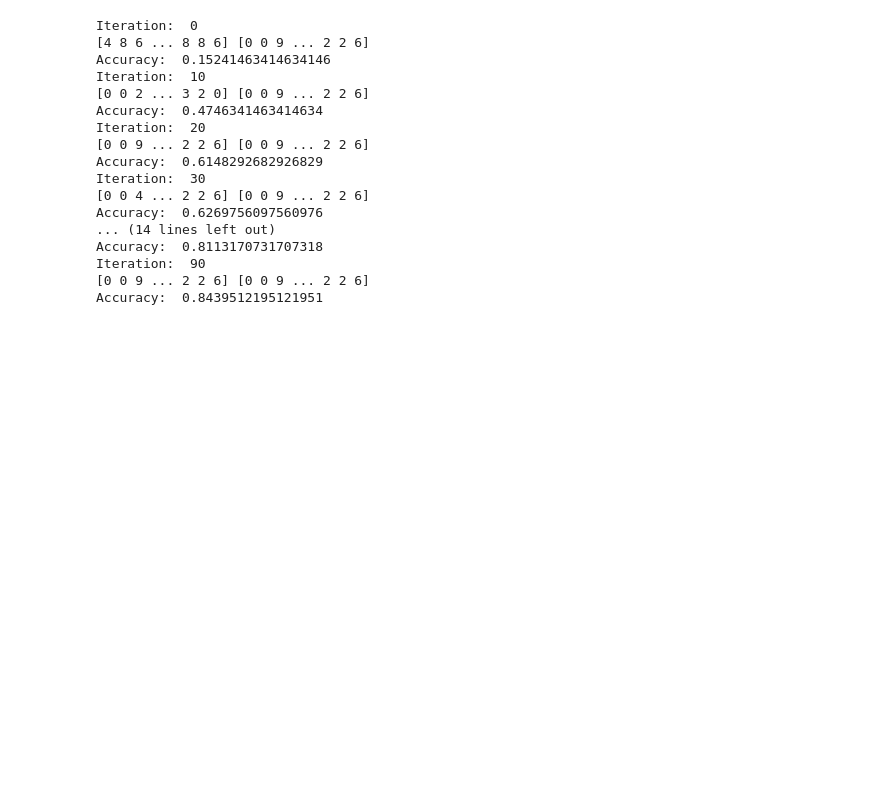
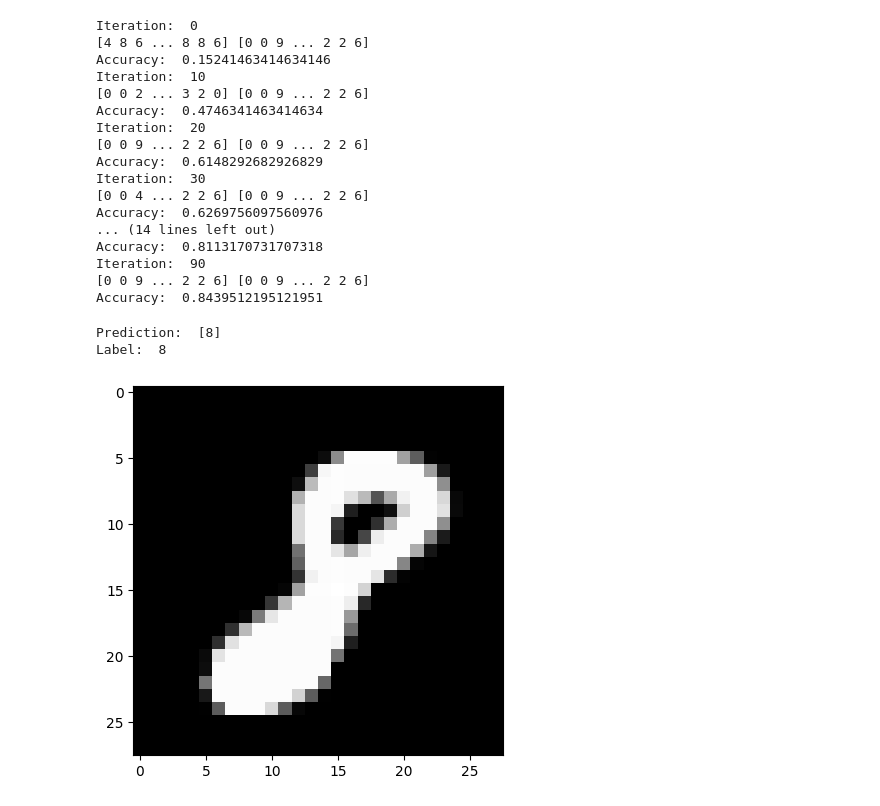
Before and after one commit to ikemal12/nn-from-scratch, a Jupyter notebook: notebook.ipynb, the cells around one changed output. Drawn from its saved outputs; the diff is of its cells as text; code cells hidden in the pictures; blank space fills up the shorter version.

```diff
--- a/notebook.ipynb
+++ b/notebook.ipynb
@@ -53,3 +53,26 @@ Accuracy:  0.8113170731707318
 Iteration:  90
 [0 0 9 ... 2 2 6] [0 0 9 ... 2 2 6]
 Accuracy:  0.8439512195121951
+# %%
+def make_predictions(X, W1, b1, W2, b2):
+    _, _, _, A2 = nn.forward_prop(W1, b1, W2, b2, X)
+    predictions = nn.get_predictions(A2)
+    return predictions
+
+def test_prediction(index, W1, b1, W2, b2):
+    current_image = X_train[:, index].reshape(-1, 1)
+    prediction = make_predictions(current_image, W1, b1, W2, b2)
+    label = Y_train[index]
+    print("Prediction: ", prediction)
+    print("Label: ", label)
+
+    current_image_display = current_image.reshape((28, 28)) * 255
+    plt.gray()
+    plt.imshow(current_image_display, interpolation='nearest')
+    plt.show()
+# %%
+test_prediction(10, W1, b1, W2, b2)
+# %% [output]
+Prediction:  [8]
+Label:  8
+[figure, added]
```
Also changed, not shown: parts of 7 cells of this notebook.
